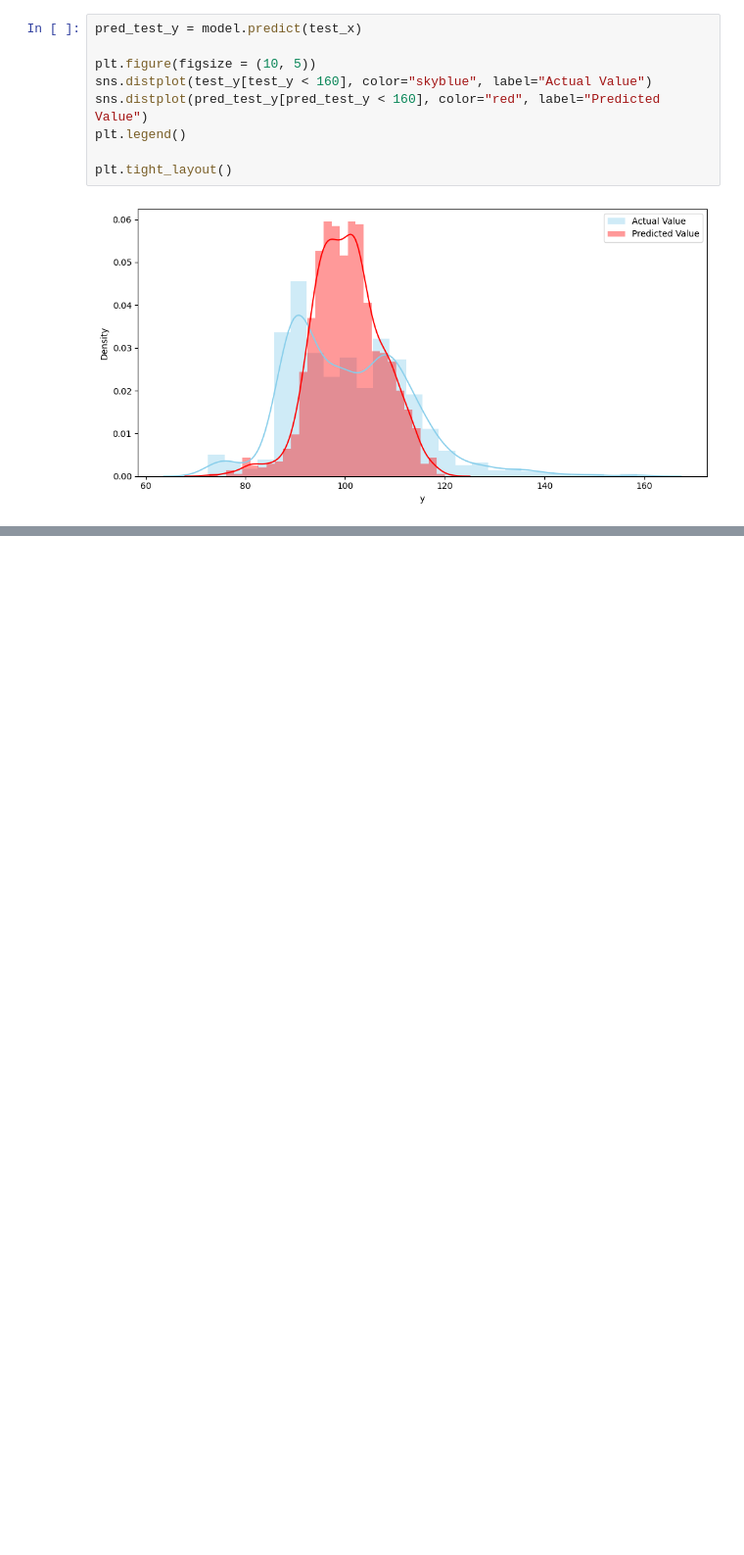
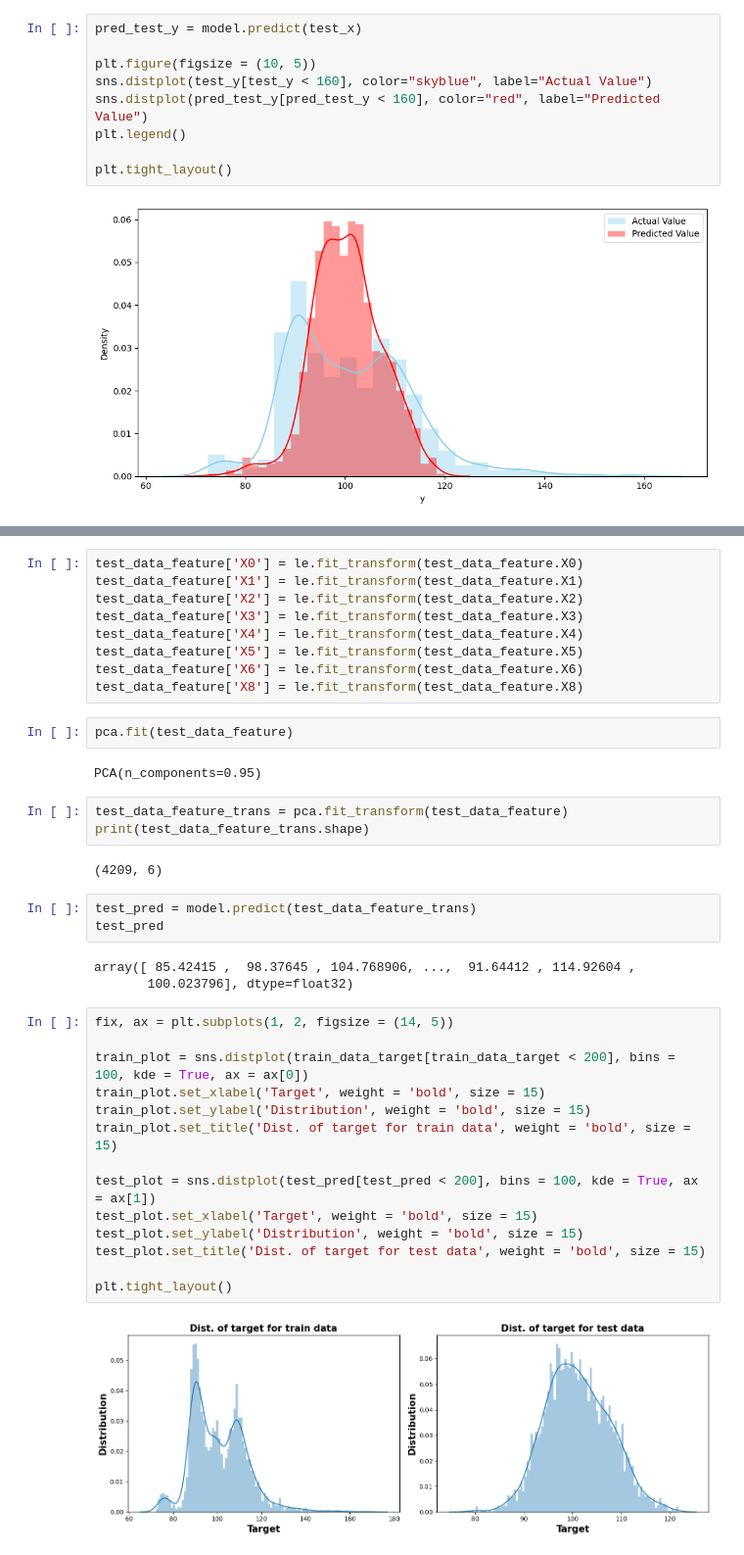
Before and after one commit to mykel71/MercedesBenzManufacturing, a Jupyter notebook: EDA MercedesBenz.ipynb, the cells around one changed output, grey strips where cells are left out. Shown at 98% size. Saved outputs shown, nothing was run; the diff lists cells and outputs as text; blank space fills up the shorter version.

```diff
--- a/EDA MercedesBenz.ipynb
+++ b/EDA MercedesBenz.ipynb
@@ -186,0 +227,40 @@ plt.tight_layout()
+# %%
+test_data_feature['X0'] = le.fit_transform(test_data_feature.X0)
+test_data_feature['X1'] = le.fit_transform(test_data_feature.X1)
+test_data_feature['X2'] = le.fit_transform(test_data_feature.X2)
+test_data_feature['X3'] = le.fit_transform(test_data_feature.X3)
+test_data_feature['X4'] = le.fit_transform(test_data_feature.X4)
+test_data_feature['X5'] = le.fit_transform(test_data_feature.X5)
+test_data_feature['X6'] = le.fit_transform(test_data_feature.X6)
+test_data_feature['X8'] = le.fit_transform(test_data_feature.X8)
+# %%
+pca.fit(test_data_feature)
+# %% [output]
+PCA(n_components=0.95)
+# %%
+test_data_feature_trans = pca.fit_transform(test_data_feature)
+print(test_data_feature_trans.shape)
+# %% [output]
+(4209, 6)
+# %%
+test_pred = model.predict(test_data_feature_trans)
+test_pred
+# %% [output]
+array([ 85.42415 ,  98.37645 , 104.768906, ...,  91.64412 , 114.92604 ,
+       100.023796], dtype=float32)
+# %%
+fix, ax = plt.subplots(1, 2, figsize = (14, 5))
+
+train_plot = sns.distplot(train_data_target[train_data_target < 200], bins = 100, kde = True, ax = ax[0])
+train_plot.set_xlabel('Target', weight = 'bold', size = 15)
+train_plot.set_ylabel('Distribution', weight = 'bold', size = 15)
+train_plot.set_title('Dist. of target for train data', weight = 'bold', size = 15)
+
+test_plot = sns.distplot(test_pred[test_pred < 200], bins = 100, kde = True, ax = ax[1])
+test_plot.set_xlabel('Target', weight = 'bold', size = 15)
+test_plot.set_ylabel('Distribution', weight = 'bold', size = 15)
+test_plot.set_title('Dist. of target for test data', weight = 'bold', size = 15)
+
+plt.tight_layout()
+# %% [output]
+[figure, added]
```
Also changed, not shown: parts of 5 cells of this notebook, 1 other file.
